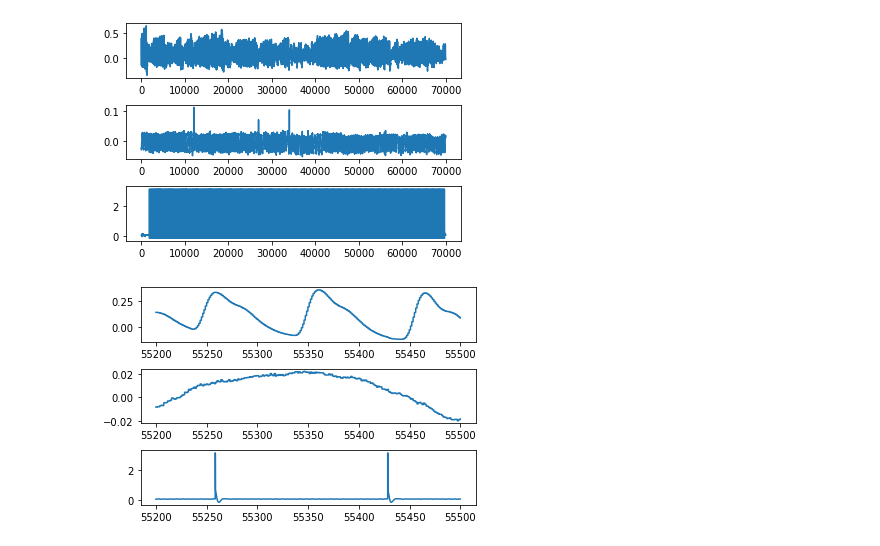
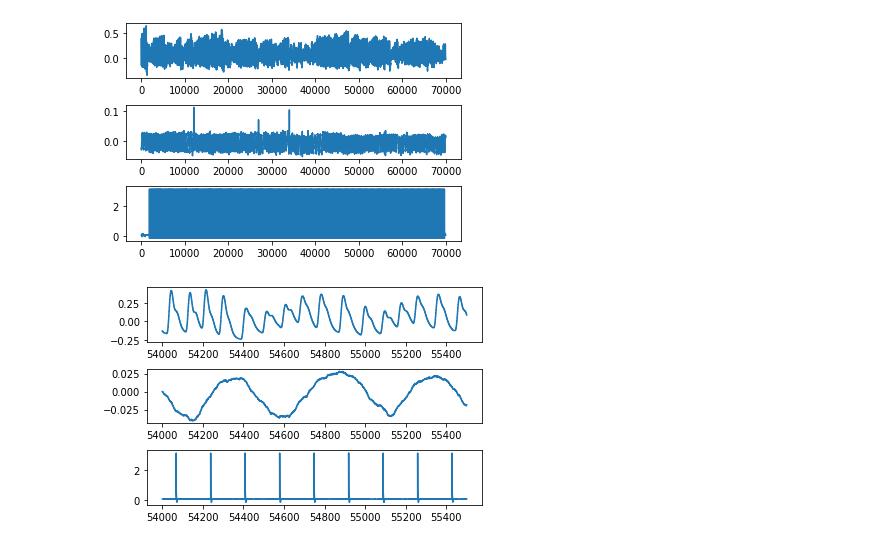
Before and after one commit to xinyiwan/phsioartefact_fMRI, a Jupyter notebook: data_visulization.ipynb, the cells around one changed output. Saved outputs shown, nothing was run; the diff lists cells and outputs as text; code cells hidden in the pictures.

```diff
--- a/data_visulization.ipynb
+++ b/data_visulization.ipynb
@@ -1,6 +1,6 @@
 # %%
 import pandas as pd
-df = pd.read_csv('data.csv')
+df = pd.read_csv('rawdata.csv')
 # %%
 df
 # %% [output]
@@ -45,19 +45,19 @@ plt.show()
 # %% [output]
 [figure]
 # %%
-seg_1 = df[5520000:5550000]
+seg_1 = df[5400000:5550000]
 
 fig, (ax4, ax5, ax6) = plt.subplots(3,1)
 # make a little extra space between the subplots
 fig.subplots_adjust(hspace=0.5)
 
 
 
 dt = 0.01
-t = np.arange(55200, 55500, dt)
+t = np.arange(54000, 55500, dt)
 ax4.plot(t,seg_1['ppg'])
 ax5.plot(t,seg_1['respiration'])
 ax6.plot(t,seg_1['mri'])
 plt.show()
 # %% [output]
-[figure, old version]
+[figure, new version]
```
Also changed, not shown: parts of 2 cells of this notebook, 3 other files.
